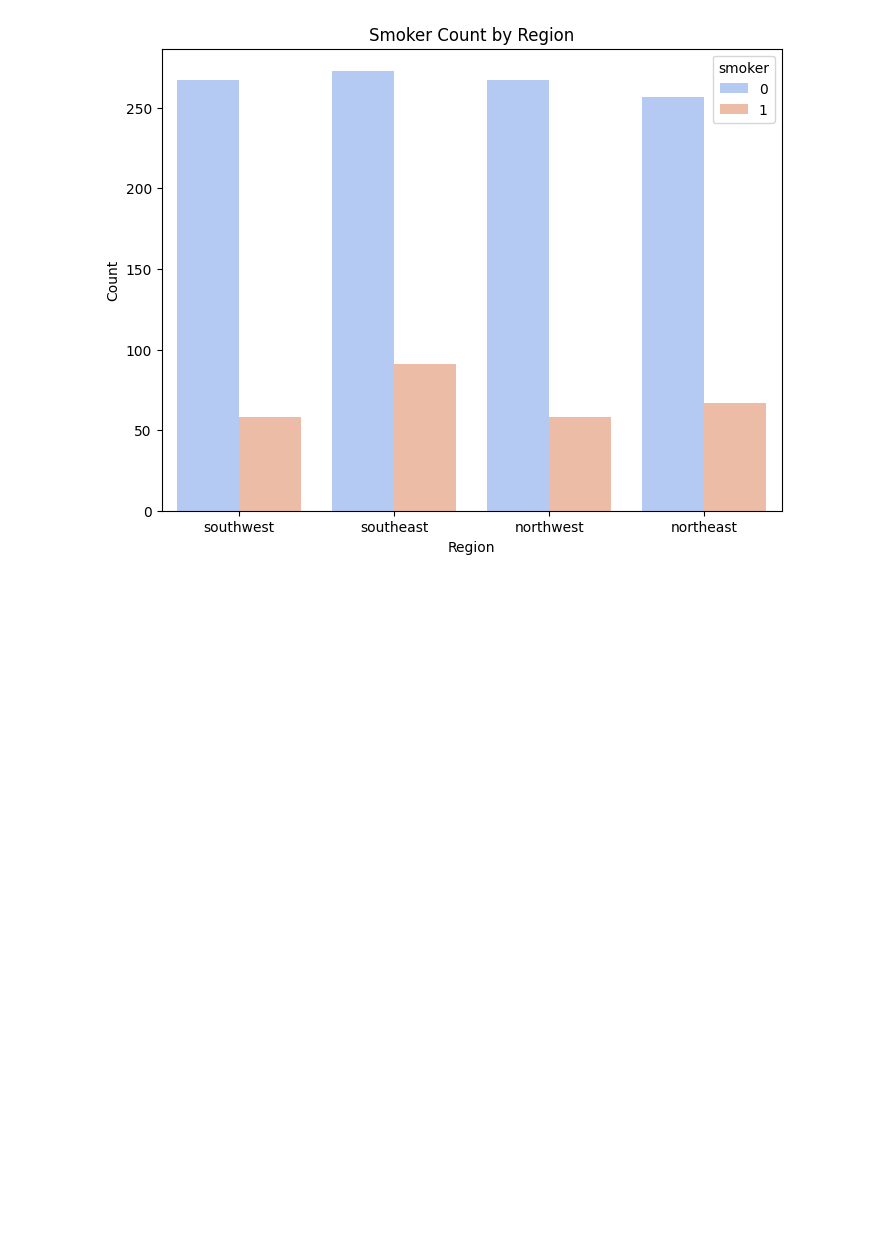
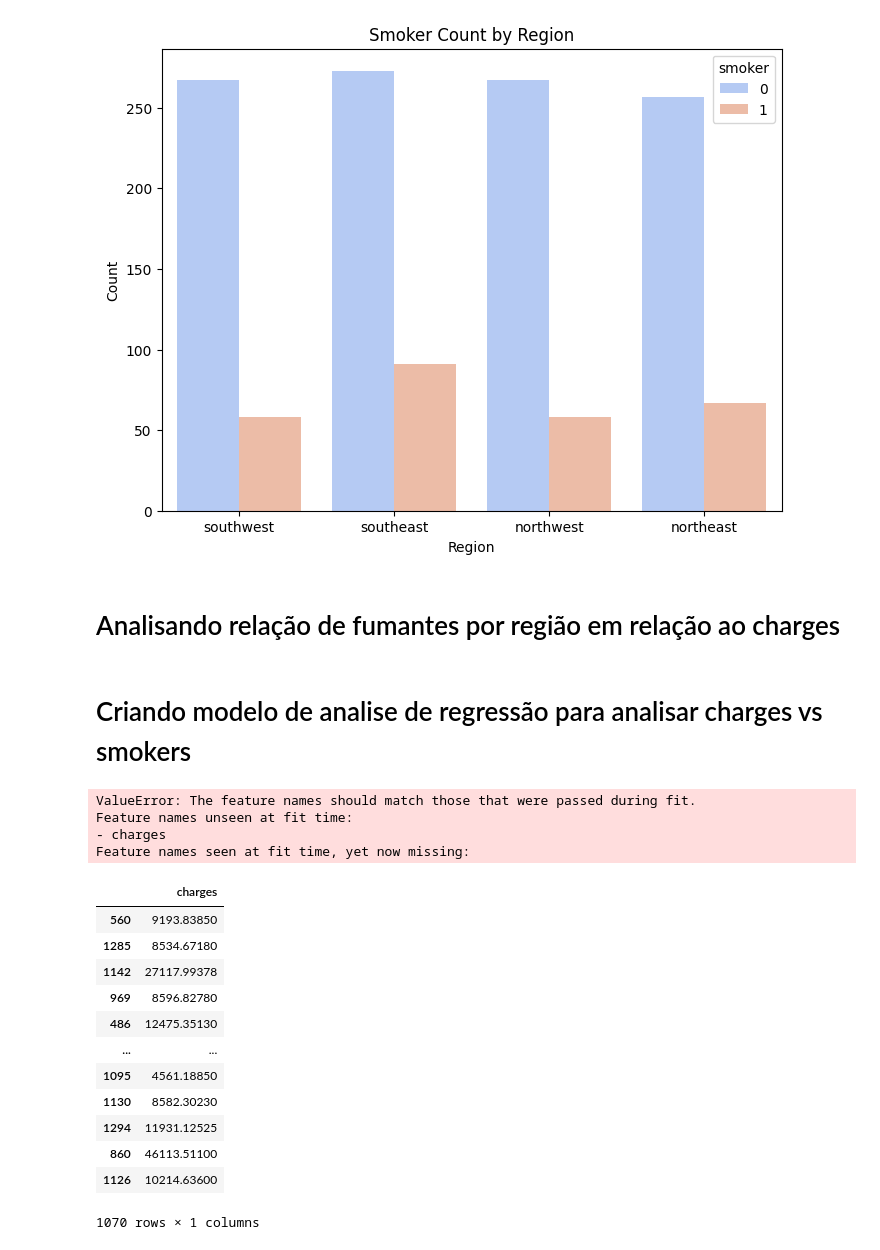
Before and after one commit to JrFarias/postech-iadev, a Jupyter notebook: Projeto_1.ipynb, the cells around one changed output. Cells and saved outputs as stored; diff of their text form; code cells hidden in the pictures; blank space fills up the shorter version.

```diff
--- a/Projeto_1.ipynb
+++ b/Projeto_1.ipynb
@@ -316,3 +316,7 @@ plt.ylabel('Count')
 plt.show()
 # %% [output]
 [figure]
+# %% [markdown]
+# Analisando relação de fumantes por região em relação ao charges
+# %% [markdown]
+# Criando modelo de analise de regressão para analisar charges vs smokers
@@ -318,0 +328,33 @@ plt.show()
+# %%
+# Dividindo os dados em conjuntos de treinamento e teste
+dataset_chages = dataset[['charges']]  # Recurso (variável independente)
+dataset_smokers = dataset[['age', 'sex', 'bmi', 'children', 'smoker']]  # Rótulo (variável dependente)
+
+x_train, x_test, y_train, y_test = train_test_split(dataset_smokers, dataset_chages, test_size=0.2, random_state=42)
+
+modelo = LinearRegression()
+modelo.fit(x_train, y_train)
+
+# Fazendo previsões no conjunto de teste
+previsoes = modelo.predict(y_train)
+# %% [output]
+ValueError: The feature names should match those that were passed during fit.
+Feature names unseen at fit time:
+- charges
+Feature names seen at fit time, yet now missing:
+# %%
+y_train
+# %% [output]
+|  | charges |
+| 560 | 9193.83850 |
+| 1285 | 8534.67180 |
+| 1142 | 27117.99378 |
+| 969 | 8596.82780 |
+| 486 | 12475.35130 |
+| ... | ... |
+| 1095 | 4561.18850 |
+| 1130 | 8582.30230 |
+| 1294 | 11931.12525 |
+| 860 | 46113.51100 |
+| 1126 | 10214.63600 |
+1070 rows × 1 columns
```
Also changed, not shown: parts of 3 cells of this notebook.
